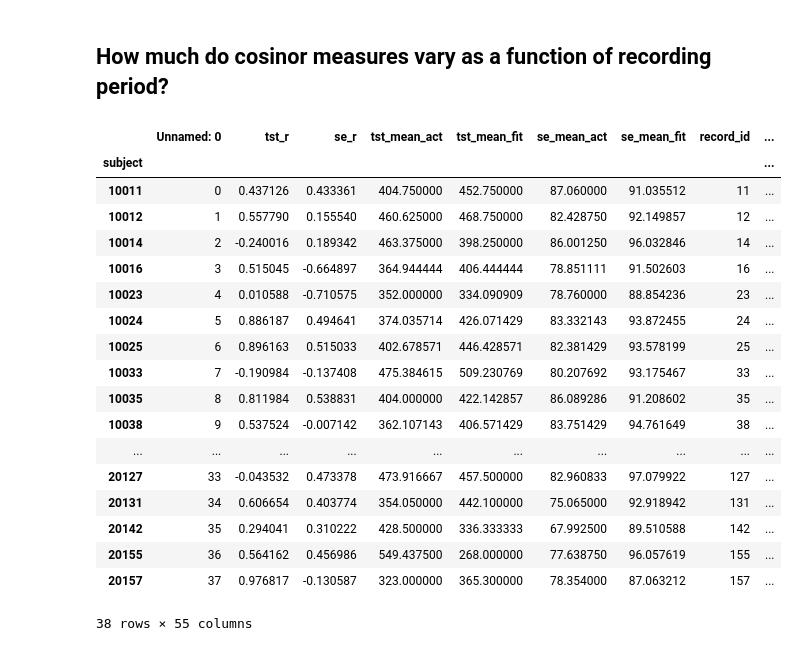
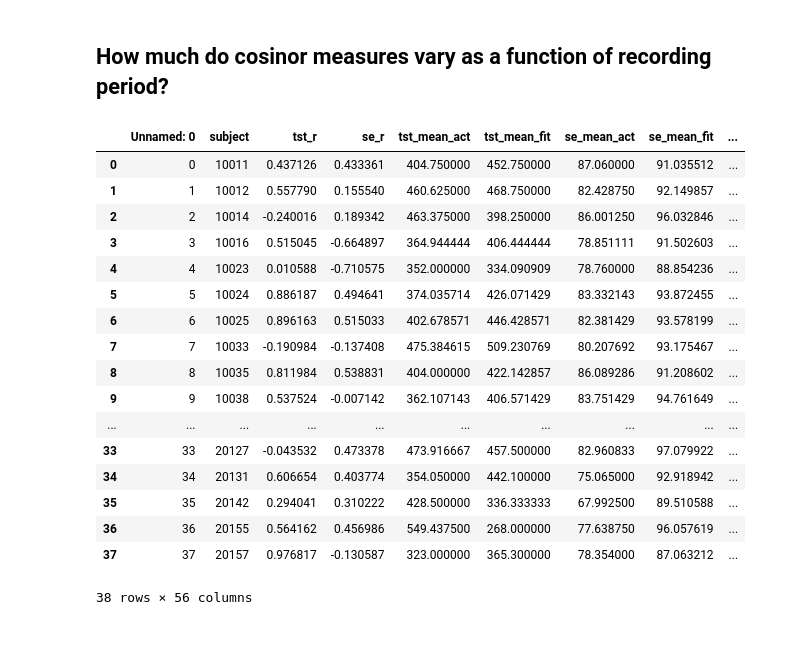
Before and after one commit to UTCogNeuroLab/wearables, a Jupyter notebook: notebooks/analysis.ipynb, the cells around one changed output. Drawn from its saved outputs; the diff is of its cells as text; code cells hidden in the pictures.

```diff
--- a/notebooks/analysis.ipynb
+++ b/notebooks/analysis.ipynb
@@ -393,26 +459,26 @@ plotcosinor.plotcosinor(d, 'antilogistic', 'Actiwatch 2.0')
 # %%
 df = pd.read_csv('/Users/megmcmahon/Box/CogNeuroLab/Wearables/data/sleeptime_efficiency_device.csv')
 df.set_index('subject')
+df
 # %% [output]
-|  | Unnamed: 0 | tst_r | se_r | tst_mean_act | tst_mean_fit | se_mean_act | se_mean_fit | record_id | ... |
-| subject |  |  |  |  |  |  |  |  | ... |
-| 10011 | 0 | 0.437126 | 0.433361 | 404.750000 | 452.750000 | 87.060000 | 91.035512 | 11 | ... |
-| 10012 | 1 | 0.557790 | 0.155540 | 460.625000 | 468.750000 | 82.428750 | 92.149857 | 12 | ... |
-| 10014 | 2 | -0.240016 | 0.189342 | 463.375000 | 398.250000 | 86.001250 | 96.032846 | 14 | ... |
-| 10016 | 3 | 0.515045 | -0.664897 | 364.944444 | 406.444444 | 78.851111 | 91.502603 | 16 | ... |
-| 10023 | 4 | 0.010588 | -0.710575 | 352.000000 | 334.090909 | 78.760000 | 88.854236 | 23 | ... |
-| 10024 | 5 | 0.886187 | 0.494641 | 374.035714 | 426.071429 | 83.332143 | 93.872455 | 24 | ... |
-| 10025 | 6 | 0.896163 | 0.515033 | 402.678571 | 446.428571 | 82.381429 | 93.578199 | 25 | ... |
-| 10033 | 7 | -0.190984 | -0.137408 | 475.384615 | 509.230769 | 80.207692 | 93.175467 | 33 | ... |
-| 10035 | 8 | 0.811984 | 0.538831 | 404.000000 | 422.142857 | 86.089286 | 91.208602 | 35 | ... |
-| 10038 | 9 | 0.537524 | -0.007142 | 362.107143 | 406.571429 | 83.751429 | 94.761649 | 38 | ... |
+|  | Unnamed: 0 | subject | tst_r | se_r | tst_mean_act | tst_mean_fit | se_mean_act | se_mean_fit | ... |
+| 0 | 0 | 10011 | 0.437126 | 0.433361 | 404.750000 | 452.750000 | 87.060000 | 91.035512 | ... |
+| 1 | 1 | 10012 | 0.557790 | 0.155540 | 460.625000 | 468.750000 | 82.428750 | 92.149857 | ... |
+| 2 | 2 | 10014 | -0.240016 | 0.189342 | 463.375000 | 398.250000 | 86.001250 | 96.032846 | ... |
+| 3 | 3 | 10016 | 0.515045 | -0.664897 | 364.944444 | 406.444444 | 78.851111 | 91.502603 | ... |
+| 4 | 4 | 10023 | 0.010588 | -0.710575 | 352.000000 | 334.090909 | 78.760000 | 88.854236 | ... |
+| 5 | 5 | 10024 | 0.886187 | 0.494641 | 374.035714 | 426.071429 | 83.332143 | 93.872455 | ... |
+| 6 | 6 | 10025 | 0.896163 | 0.515033 | 402.678571 | 446.428571 | 82.381429 | 93.578199 | ... |
+| 7 | 7 | 10033 | -0.190984 | -0.137408 | 475.384615 | 509.230769 | 80.207692 | 93.175467 | ... |
+| 8 | 8 | 10035 | 0.811984 | 0.538831 | 404.000000 | 422.142857 | 86.089286 | 91.208602 | ... |
+| 9 | 9 | 10038 | 0.537524 | -0.007142 | 362.107143 | 406.571429 | 83.751429 | 94.761649 | ... |
 | ... | ... | ... | ... | ... | ... | ... | ... | ... | ... |
-| 20127 | 33 | -0.043532 | 0.473378 | 473.916667 | 457.500000 | 82.960833 | 97.079922 | 127 | ... |
-| 20131 | 34 | 0.606654 | 0.403774 | 354.050000 | 442.100000 | 75.065000 | 92.918942 | 131 | ... |
-| 20142 | 35 | 0.294041 | 0.310222 | 428.500000 | 336.333333 | 67.992500 | 89.510588 | 142 | ... |
-| 20155 | 36 | 0.564162 | 0.456986 | 549.437500 | 268.000000 | 77.638750 | 96.057619 | 155 | ... |
-| 20157 | 37 | 0.976817 | -0.130587 | 323.000000 | 365.300000 | 78.354000 | 87.063212 | 157 | ... |
+| 33 | 33 | 20127 | -0.043532 | 0.473378 | 473.916667 | 457.500000 | 82.960833 | 97.079922 | ... |
+| 34 | 34 | 20131 | 0.606654 | 0.403774 | 354.050000 | 442.100000 | 75.065000 | 92.918942 | ... |
+| 35 | 35 | 20142 | 0.294041 | 0.310222 | 428.500000 | 336.333333 | 67.992500 | 89.510588 | ... |
+| 36 | 36 | 20155 | 0.564162 | 0.456986 | 549.437500 | 268.000000 | 77.638750 | 96.057619 | ... |
+| 37 | 37 | 20157 | 0.976817 | -0.130587 | 323.000000 | 365.300000 | 78.354000 | 87.063212 | ... |
-38 rows × 55 columns
+38 rows × 56 columns
 # %%
 cr_act = pd.read_csv(data_dir + 'actiwatch/cr_act.csv')
 cr_fit = pd.read_csv(data_dir + 'fitbit/cr_fit.csv')
```
Also changed, not shown: parts of 29 cells of this notebook, 2 other files.
